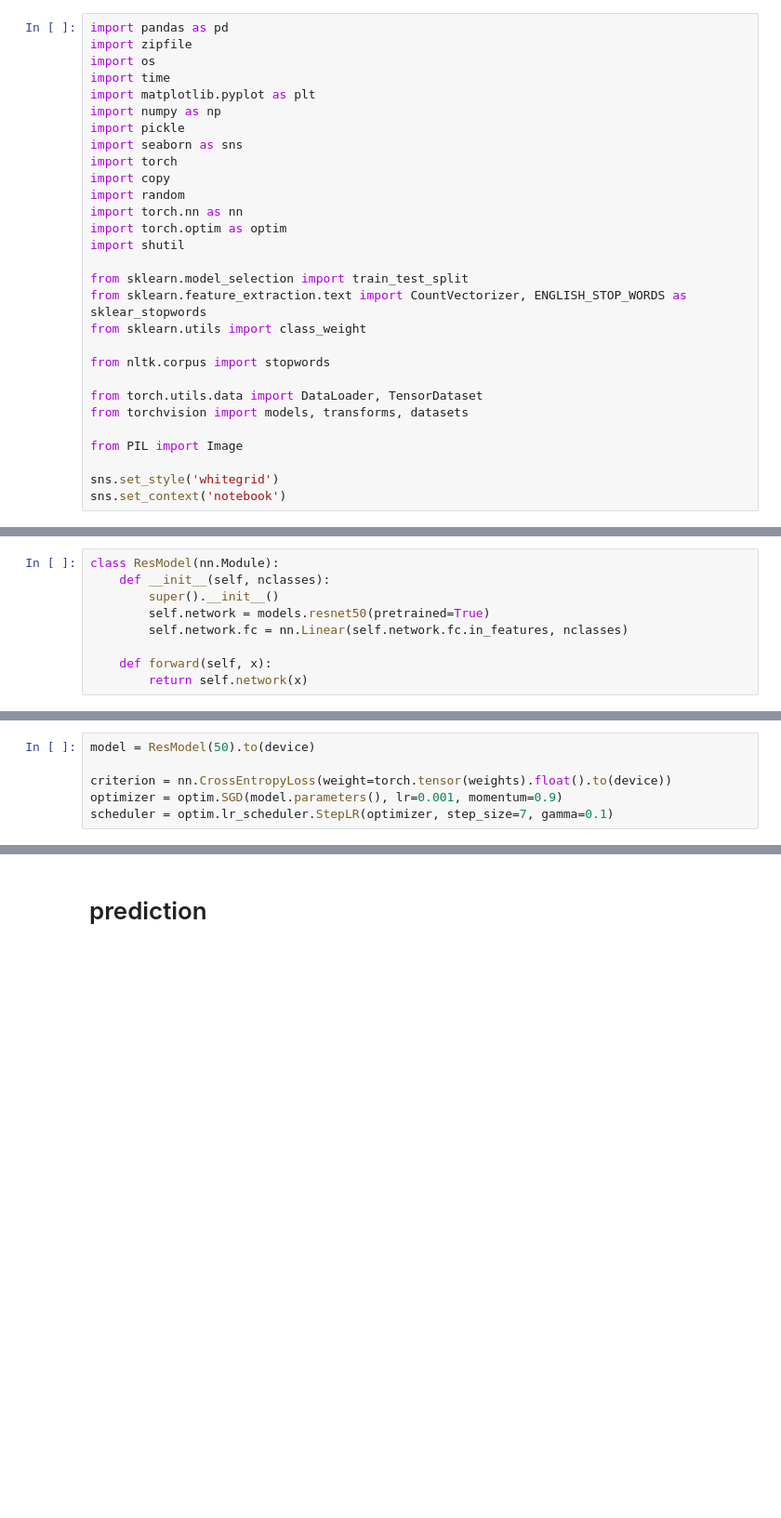
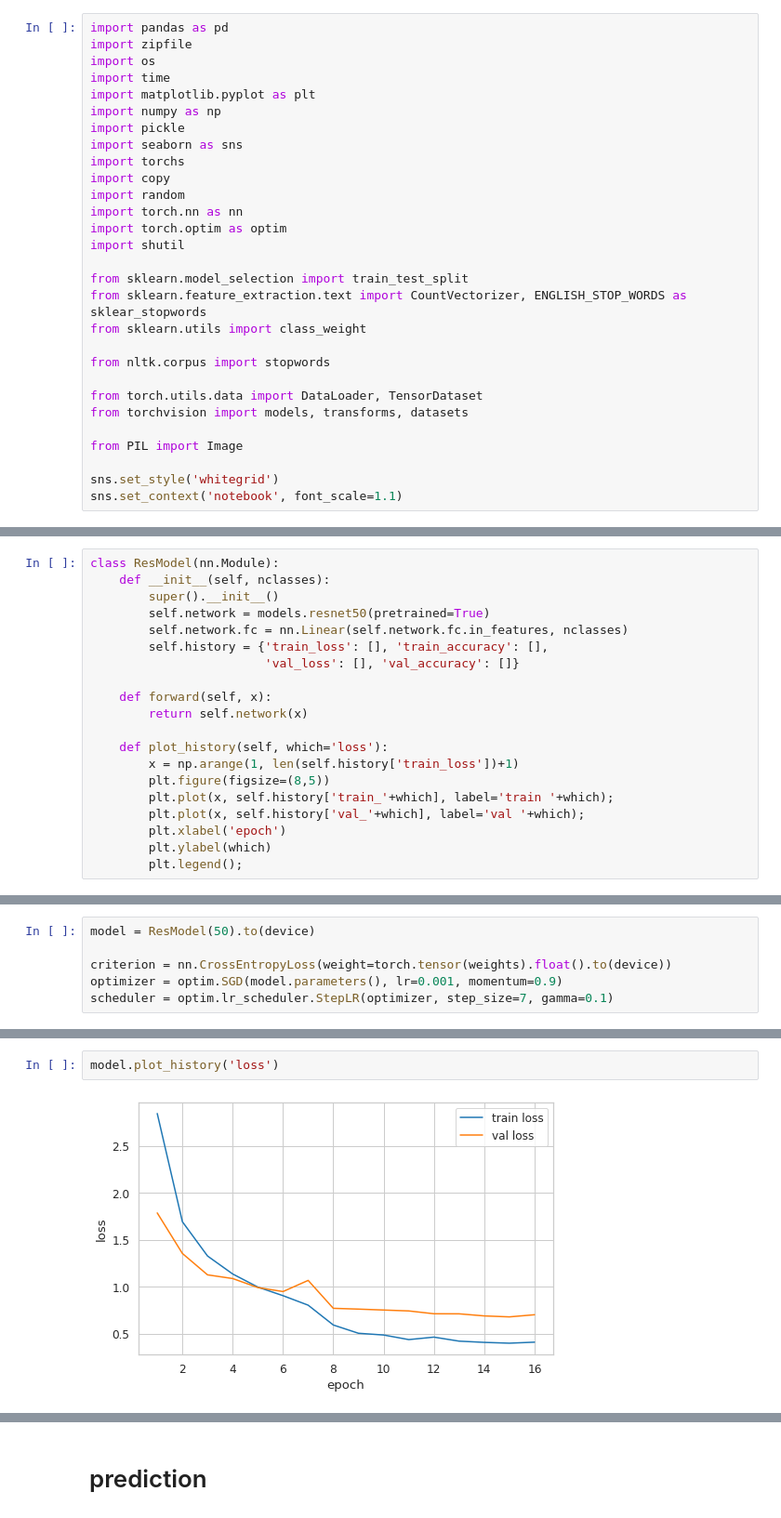
Before and after one commit to kamilabielska/paintings, a Jupyter notebook: paintings.ipynb, the cells around one changed output, grey strips where cells are left out. Shown at 93% size. Drawn from its saved outputs; the diff is of its cells as text; blank space fills up the shorter version.

Commit message:
early stopping & history

```diff
--- a/paintings.ipynb
+++ b/paintings.ipynb
@@ -7,7 +7,7 @@ import matplotlib.pyplot as plt
 import numpy as np
 import pickle
 import seaborn as sns
-import torch
+import torchs
 import copy
 import random
 import torch.nn as nn
@@ -26,7 +26,7 @@ from torchvision import models, transforms, datasets
 from PIL import Image
 
 sns.set_style('whitegrid')
-sns.set_context('notebook')
+sns.set_context('notebook', font_scale=1.1)
 # %%
 from google.colab import drive
 drive.mount('/content/drive')
@@ -311,9 +326,20 @@ class ResModel(nn.Module):
         super().__init__()
         self.network = models.resnet50(pretrained=True)
         self.network.fc = nn.Linear(self.network.fc.in_features, nclasses)
+        self.history = {'train_loss': [], 'train_accuracy': [],
+                        'val_loss': [], 'val_accuracy': []}
 
     def forward(self, x):
         return self.network(x)
+
+    def plot_history(self, which='loss'):
+        x = np.arange(1, len(self.history['train_loss'])+1)
+        plt.figure(figsize=(8,5))
+        plt.plot(x, self.history['train_'+which], label='train '+which);
+        plt.plot(x, self.history['val_'+which], label='val '+which);
+        plt.xlabel('epoch')
+        plt.ylabel(which)
+        plt.legend();
 # %%
 dataloaders, data_size = pytorch_data_from_folder(path='/content/drive/My Drive/paintings_data')
 # %%
@@ -344,0 +371,4 @@ Batch   400 of   423. Elapsed: 75.53 s.
+# %%
+model.plot_history('loss')
+# %% [output]
+[figure, added]
```
Also changed, not shown: parts of 6 cells of this notebook.
